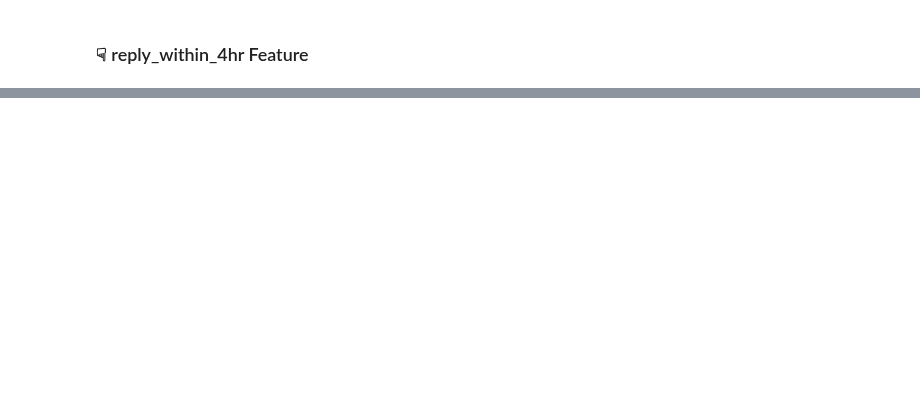
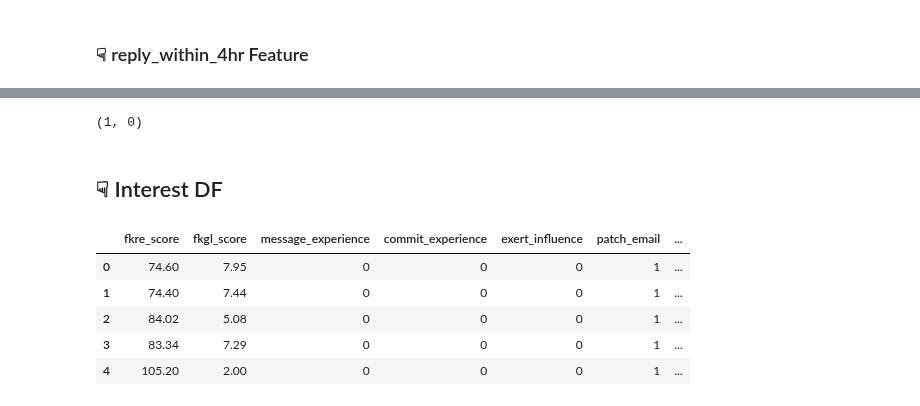
Before and after one commit to SRI-CSL/signal-public, a Jupyter notebook: colabs/signal_interest_data.ipynb, the cells around one changed output, grey strips where cells are left out. Drawn from its saved outputs; the diff is of its cells as text; code cells hidden in the pictures; blank space fills up the shorter version.

```diff
--- a/colabs/signal_interest_data.ipynb
+++ b/colabs/signal_interest_data.ipynb
@@ -768,0 +663,2 @@ def time_lapsed_in_seconds(email_df, target_email):
+# %%
+df_email['message_experience'] = df_email.apply(lambda row: message_experience(email_df=df_email, author_id=row.author_id, sent_time=row.sent_time), axis=1)
@@ -768,0 +676,47 @@ def time_lapsed_in_seconds(email_df, target_email):
+# %%
+def commit_experience(email_df: pd.DataFrame, author_id: int, sent_time: np.datetime64) -> int:
+    """Count the previous records of a user which resulted in an accepted commit
+
+    Args:
+      email_df: input email dataframe
+      author_id: target author ID
+      sent_time: sent time of the current record into consideration
+
+    Returns:
+      The number of prior records in the email data that resulted in an accepted commit.
+    """
+
+    result_df = email_df.loc[(email_df.author_id == author_id) & (email_df.sent_time <= sent_time) & (email_df.accepted_commit == 1)]
+
+    records_number = len(result_df)
+
+    return records_number
+# %%
+df_email['commit_experience'] = df_email.apply(lambda row: commit_experience(email_df=df_email, author_id=row.author_id, sent_time=row.sent_time), axis=1)
+# %%
+df_email.commit_experience.max(), df_email.commit_experience.min()
+# %% [output]
+(1, 0)
+# %% [markdown]
+## &#9759; Interest DF
+# %%
+COLUMNS_OF_INTEREST = ['fkre_score', 'fkgl_score', 'message_experience', 'commit_experience',
+                       'word_cnt', 'sentence_cnt', 'exert_influence', 'patch_email',
+                       'first_patch_thread', 'sent_time', 'timestamp_recv', 'is_quickly_replied',
+                       'patch_churn', 'bug_fix', 'new_feature', 'accepted_patch', 'accepted_commit']
+# %%
+interest_df = df_email[COLUMNS_OF_INTEREST].copy()
+
+# Compute catch email verbosity (ratio of word count to sentence count)
+interest_df['verbosity'] = interest_df['word_cnt'] / interest_df['sentence_cnt']
+## Replace NaN cases with Zero and the drop word and sentence counts
+interest_df.fillna(value={'verbosity': 0}, inplace=True)
+interest_df.drop(['word_cnt', 'sentence_cnt'], axis = 1, inplace=True)
+interest_df.head()
+# %% [output]
+|  | fkre_score | fkgl_score | message_experience | commit_experience | exert_influence | patch_email | ... |
+| 0 | 74.60 | 7.95 | 0 | 0 | 0 | 1 | ... |
+| 1 | 74.40 | 7.44 | 0 | 0 | 0 | 1 | ... |
+| 2 | 84.02 | 5.08 | 0 | 0 | 0 | 1 | ... |
+| 3 | 83.34 | 7.29 | 0 | 0 | 0 | 1 | ... |
+| 4 | 105.20 | 2.00 | 0 | 0 | 0 | 1 | ... |
```
Also changed, not shown: parts of 68 cells of this notebook.
